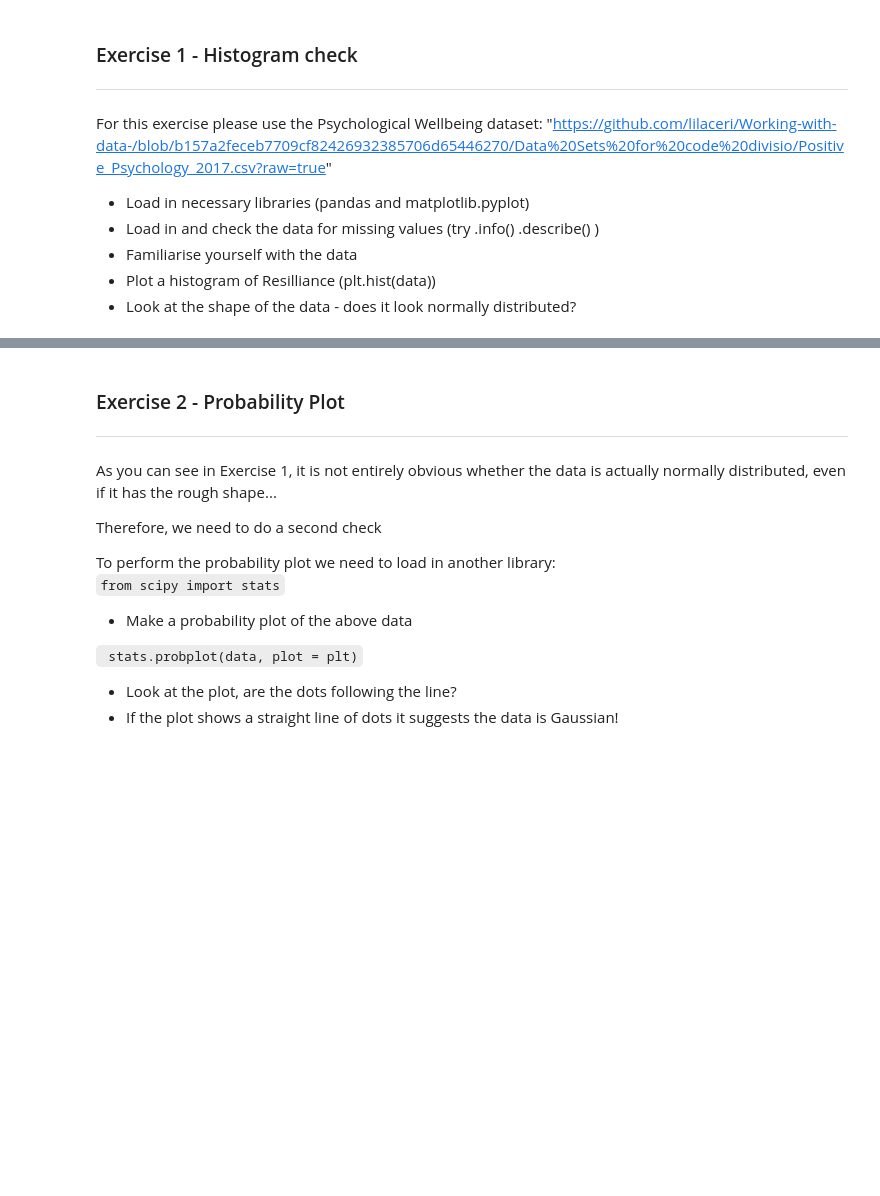
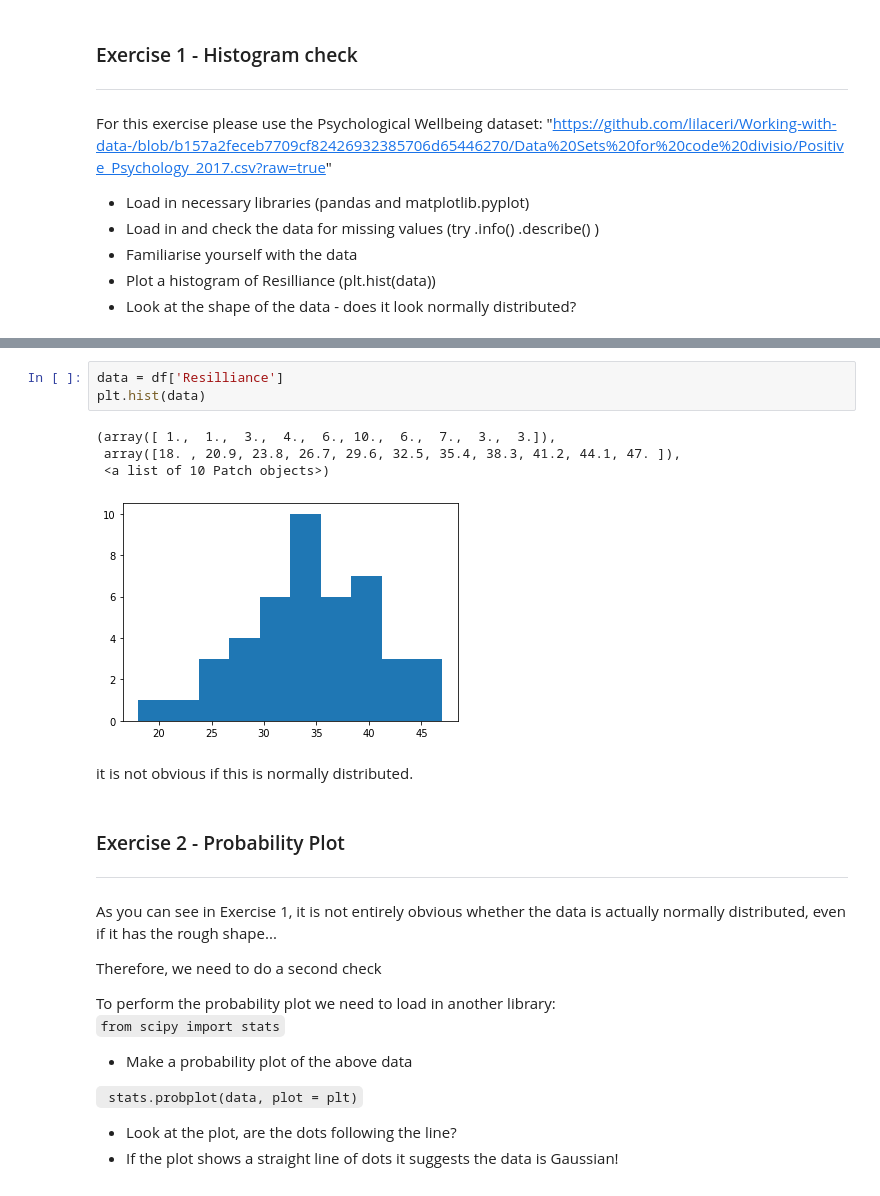
Before and after one commit to Jojomaque/Portfolio, a Jupyter notebook: Jojo_Testing_for_normality.ipynb, the cells around one changed output, grey strips where cells are left out. Saved outputs shown, nothing was run; the diff lists cells and outputs as text; blank space fills up the shorter version.

```diff
--- a/Jojo_Testing_for_normality.ipynb
+++ b/Jojo_Testing_for_normality.ipynb
@@ -79,3 +77,13 @@ memory usage: 4.9+ KB
+# %%
+data = df['Resilliance']
+plt.hist(data)
+# %% [output]
+(array([ 1.,  1.,  3.,  4.,  6., 10.,  6.,  7.,  3.,  3.]),
+ array([18. , 20.9, 23.8, 26.7, 29.6, 32.5, 35.4, 38.3, 41.2, 44.1, 47. ]),
+ <a list of 10 Patch objects>)
+[figure, added]
+# %% [markdown]
+it is not obvious if this is normally distributed.
 # %% [markdown]
 ### Exercise 2 - Probability Plot
 ---
```
Also changed, not shown: parts of 2 cells of this notebook.
